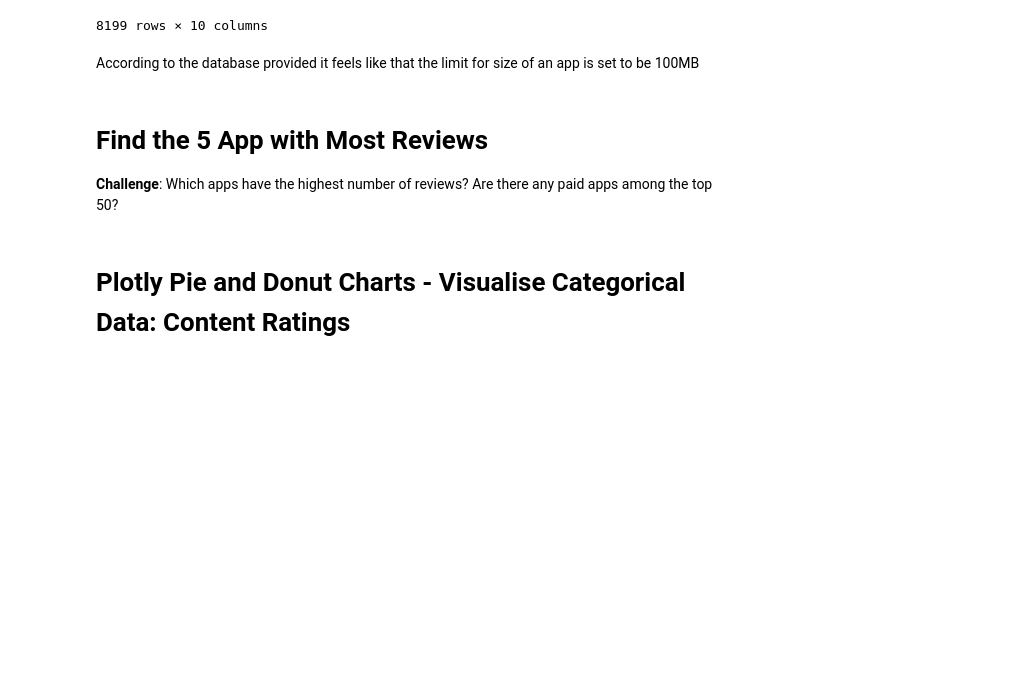
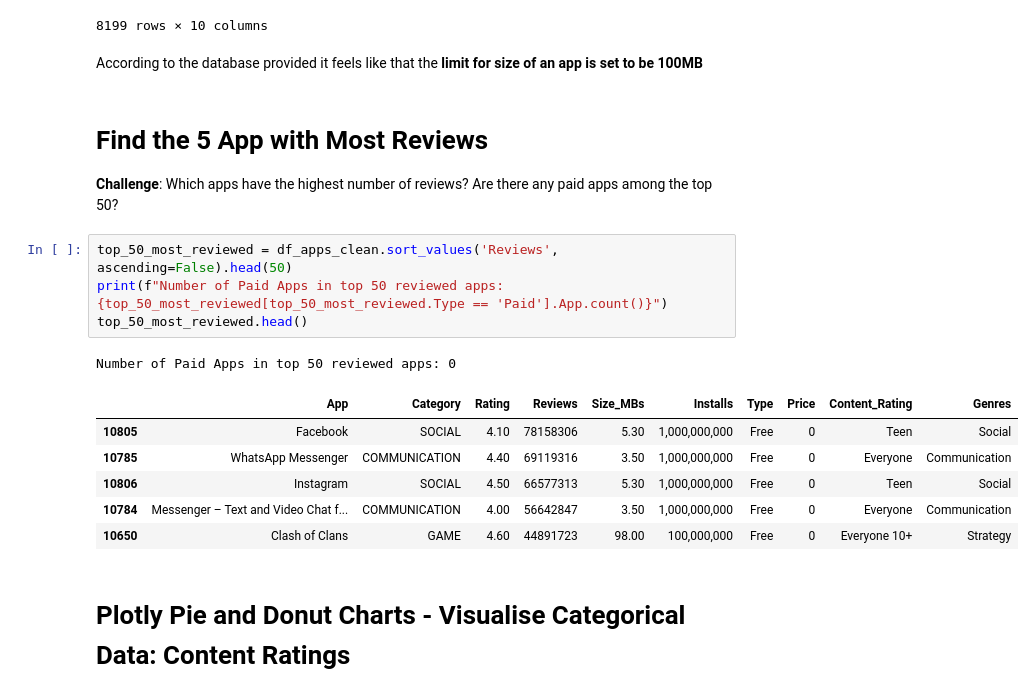
Before and after one commit to keshavpj1711/Python_100-Days, a Jupyter notebook: Advanced/76AnalyzingPlayStorePlotly/Google Play Store App Analytics (start).ipynb, the cells around one changed output. Cells and saved outputs as stored; diff of their text form; blank space fills up the shorter version.

Commit message:
found the top reviewed apps and checking if any paid app is in top 50

```diff
--- a/Advanced/76AnalyzingPlayStorePlotly/Google Play Store App Analytics (start).ipynb
+++ b/Advanced/76AnalyzingPlayStorePlotly/Google Play Store App Analytics (start).ipynb
@@ -146,11 +146,23 @@ df_apps_clean.sort_values('Size_MBs', ascending=False)
 | 4696 | Essential Resources | LIBRARIES_AND_DEMO | 4.60 | 237 | 0.01 | 50,000 | Free | 0 | Everyone | Libraries & Demo |
 8199 rows × 10 columns
 # %% [markdown]
-According to the database provided it feels like that the limit for size of an app is set to be 100MB
+According to the database provided it feels like that the **limit for size of an app is set to be 100MB**
 # %% [markdown]
 # Find the 5 App with Most Reviews
 
 **Challenge**: Which apps have the highest number of reviews? Are there any paid apps among the top 50?
+# %%
+top_50_most_reviewed = df_apps_clean.sort_values('Reviews', ascending=False).head(50)
+print(f"Number of Paid Apps in top 50 reviewed apps: {top_50_most_reviewed[top_50_most_reviewed.Type == 'Paid'].App.count()}")
+top_50_most_reviewed.head()
+# %% [output]
+Number of Paid Apps in top 50 reviewed apps: 0
+|  | App | Category | Rating | Reviews | Size_MBs | Installs | Type | Price | Content_Rating | Genres |
+| 10805 | Facebook | SOCIAL | 4.10 | 78158306 | 5.30 | 1,000,000,000 | Free | 0 | Teen | Social |
+| 10785 | WhatsApp Messenger | COMMUNICATION | 4.40 | 69119316 | 3.50 | 1,000,000,000 | Free | 0 | Everyone | Communication |
+| 10806 | Instagram | SOCIAL | 4.50 | 66577313 | 5.30 | 1,000,000,000 | Free | 0 | Teen | Social |
+| 10784 | Messenger – Text and Video Chat f... | COMMUNICATION | 4.00 | 56642847 | 3.50 | 1,000,000,000 | Free | 0 | Everyone | Communication |
+| 10650 | Clash of Clans | GAME | 4.60 | 44891723 | 98.00 | 100,000,000 | Free | 0 | Everyone 10+ | Strategy |
 # %% [markdown]
 # Plotly Pie and Donut Charts - Visualise Categorical Data: Content Ratings
 # %% [markdown]
```
Also changed, not shown: parts of 3 cells of this notebook.
